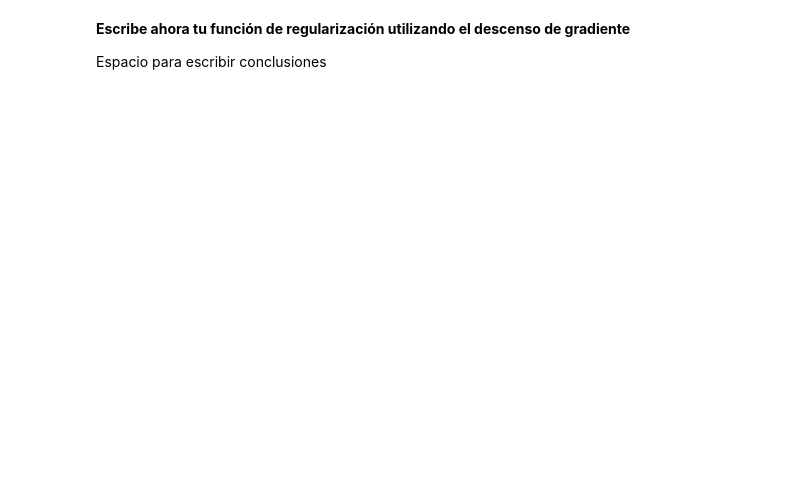
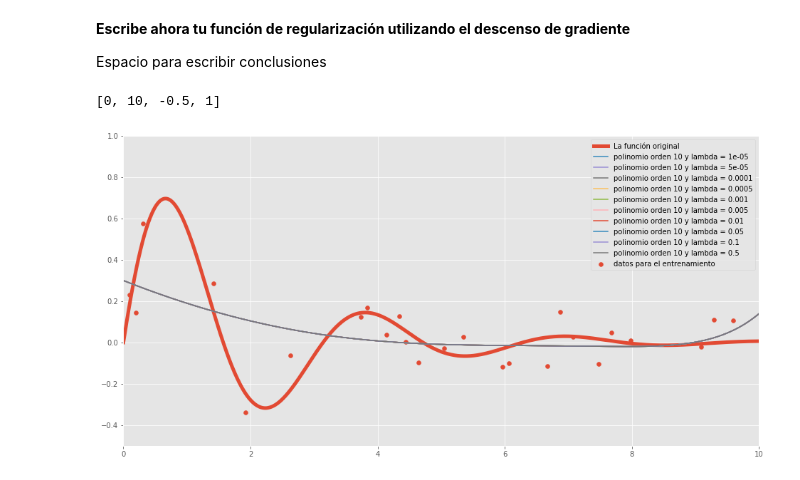
Before and after one commit to ricardoamata/Libretas-RedesNeuronales-2019, a Jupyter notebook: regresion-lineal/neurona_lineal.ipynb, the cells around one changed output. Drawn from its saved outputs; the diff is of its cells as text; code cells hidden in the pictures; blank space fills up the shorter version.

Commit message:
errores menores corregidos

```diff
--- a/regresion-lineal/neurona_lineal.ipynb
+++ b/regresion-lineal/neurona_lineal.ipynb
@@ -554,7 +553,7 @@ def reg(w, tipo):
 
     """
     if tipo is 'L2':
-        return np.transpose(w) @ w
+        return w.T @ w
     elif tipo is 'L1':
         return np.sum(np.absolute(w))
     else:
@@ -587,7 +586,7 @@ def grad_costo_reg(x, y, w, b, lmda, tipo):
     error = y - (x @ w + b)
 
     # --aqui hay que poner código--
-    dw = -1 * ((np.transpose(x) @ error) / M) + lmda * (w if tipo == 'L2' else np.sign(w)/2)
+    dw = -1 * ((x.T @ error) / M) + lmda * (w if tipo == 'L2' else np.sign(w)/2)
     db = np.sum(error) / M
     #------------------------------
 
@@ -620,7 +619,7 @@ def des_grad_regu(x, y, w_0, b_0, alpha, num_iter, lmda, tipo):
     M, n = x.shape
 
     for iter in range(num_iter):
-        dw, db = grad_costo_reg(x, y, w, b, lmda, tipo)
+        dw, db = grad_costo(x, y, w, b)
 
         # --aqui hay que poner código--
         w = w + alpha * dw
@@ -729,0 +727,32 @@ Espacio para escribir conclusiones
+# %%
+grado = 10
+
+x_g = np.power(x_train.reshape(-1,1), range(1, grado + 1))
+x_g_plot = np.power(x_plot.reshape(-1,1), range(1, grado + 1))
+
+#  1. Normaliza (ambos conjuntos)
+medias, desviaciones = obtiene_medias_desviaciones(x_g)
+x_g_norm = normaliza(x_g, medias, desviaciones)
+
+medias, desviaciones = obtiene_medias_desviaciones(x_g_plot)
+x_g_plot_norm = normaliza(x_g_plot, medias, desviaciones)
+
+plt.plot(x_plot, y_plot, label="La función original", linewidth=5)
+plt.scatter(x_train, y_train, label="datos para el entrenamiento")
+
+lambdas = 0.001 * np.array([ .01, .05, 0.1, 0.5, 1, 5, 10, 50, 100, 500])
+for lambd in lambdas:
+
+    M, n = x_g_norm.shape
+
+    w, b, _ = des_grad_regu(x_g_norm, y_train, np.zeros((n,)), 0, 0.1, 5000, lambd, 'L2')
+
+    y_est = x_g_plot_norm @ w + b
+
+    plt.plot(x_plot, y_est, label="polinomio orden {} y lambda = {}".format(grado, lambd))
+
+plt.legend()
+plt.axis([0, 10, -0.5, 1])
+# %% [output]
+[0, 10, -0.5, 1]
+[figure, added]
```
Also changed, not shown: parts of 9 cells of this notebook.
